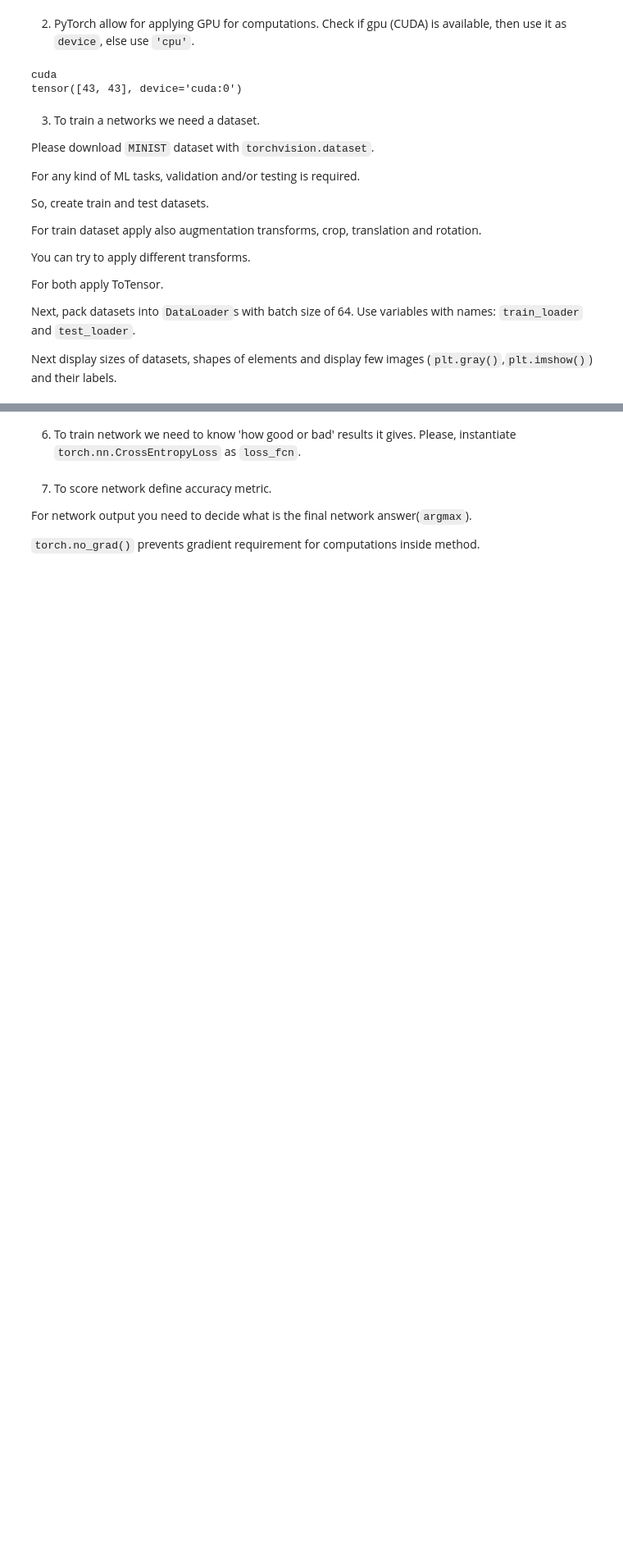
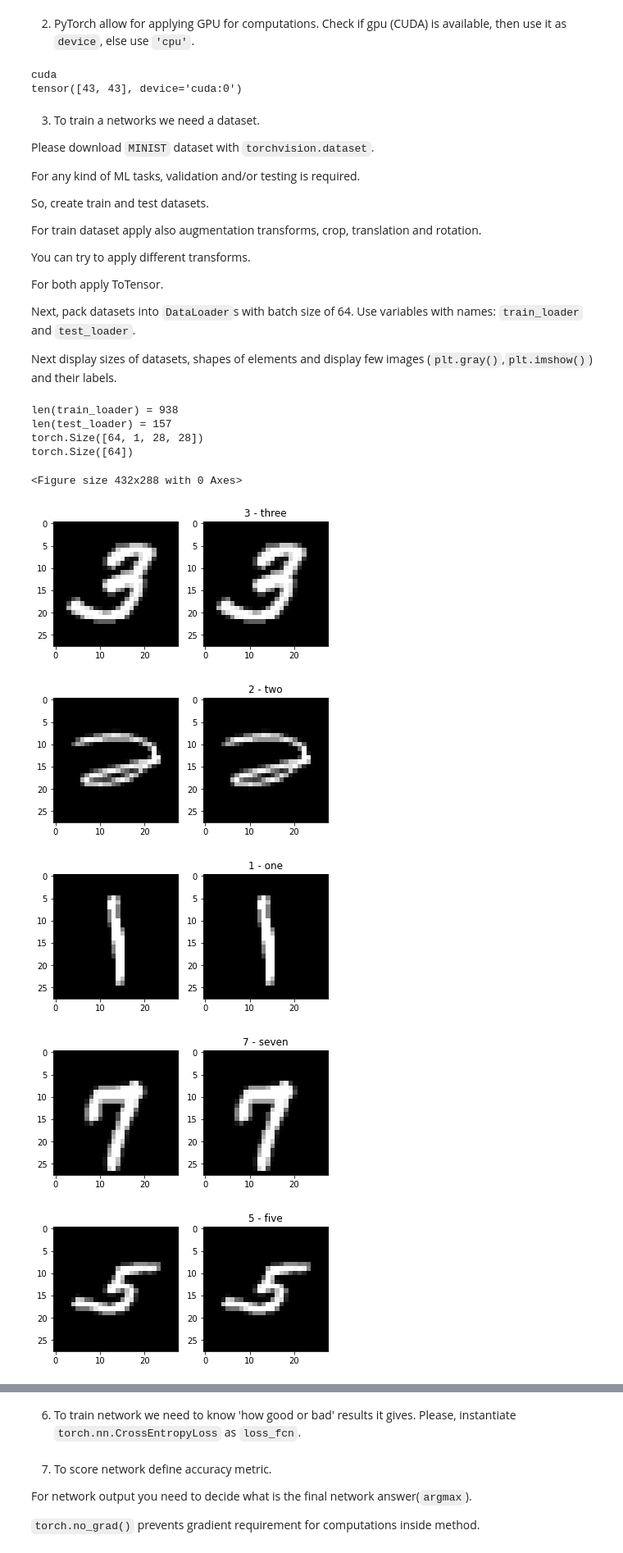
Before and after one commit to MichalMachura/AGH-EmbeddedAI, a Jupyter notebook: lab_2/notebook.ipynb, the cells around one changed output, grey strips where cells are left out. Shown at 82% size. Drawn from its saved outputs; the diff is of its cells as text; code cells hidden in the pictures; blank space fills up the shorter version.

Commit message:
Notebook2 with solved exercises. Last one is not fully completed!

```diff
--- a/lab_2/notebook.ipynb
+++ b/lab_2/notebook.ipynb
@@ -129,0 +178,56 @@ test_loader = ...
+# %%
+import torch
+from torch.utils.data import DataLoader
+from torchvision import datasets
+from torchvision.transforms import ToTensor, RandomRotation
+import matplotlib.pyplot as plt
+
+train_dataset = datasets.MNIST('data',
+                              train=True,
+                              download=True,
+                              transform=ToTensor())
+test_dataset = datasets.MNIST('data',
+                              train=False,
+                              download=True,
+                              transform=ToTensor())
+
+train_loader = DataLoader(train_dataset,
+                          batch_size=64,
+                          shuffle=True)
+test_loader = DataLoader(test_dataset,
+                          batch_size=64,
+                          shuffle=False)
+
+print("len(train_loader) =", len(train_loader))
+print("len(test_loader) =", len(test_loader))
+
+plt.gray()
+for X, y in train_loader:
+    print(X.shape)
+    print(y.shape)
+
+    for i, img in enumerate(X[:10,...]):
+        class_label = train_loader.dataset.classes[y[i]]
+
+        fig, (ax1, ax2) = plt.subplots(1, 2)
+
+        # display single channel array as 2d map
+        plt.title(class_label)
+        ax1.imshow(img[0,...])
+
+        # 3d map convert to channel last convention
+        img = img.permute(1,2,0) # <- change dimensions' order
+        ax2.imshow(img)
+
+    break
+# %% [output]
+len(train_loader) = 938
+len(test_loader) = 157
+torch.Size([64, 1, 28, 28])
+torch.Size([64])
+<Figure size 432x288 with 0 Axes>
+[figure, added]
+[figure, added]
+[figure, added]
+[figure, added]
+[figure, added]
```
Also changed, not shown: parts of 26 cells of this notebook, 1 other file.
